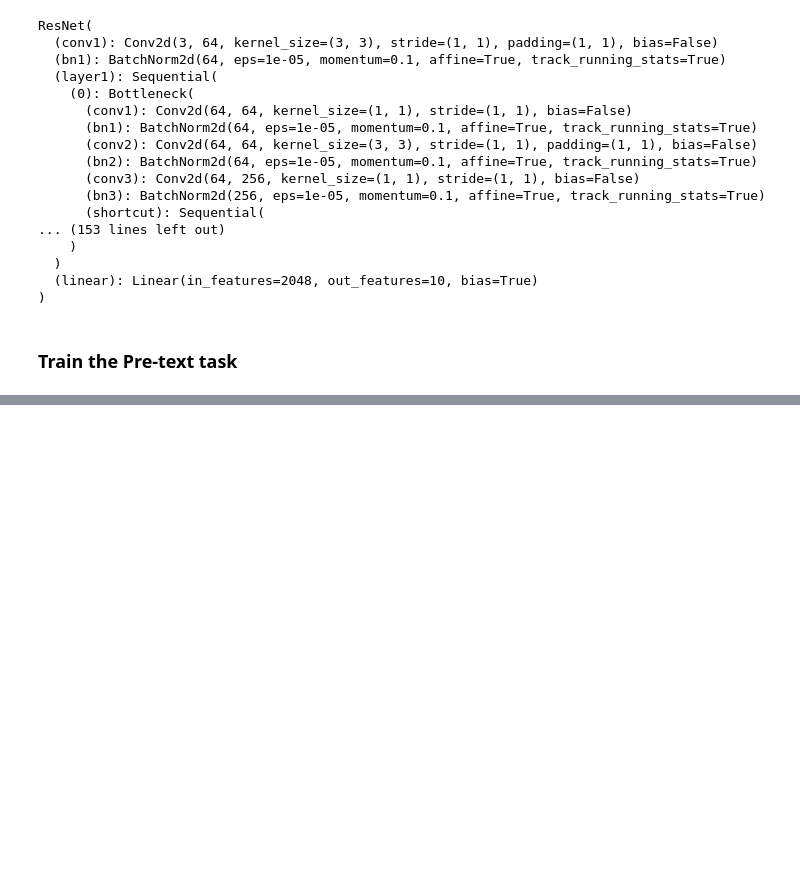
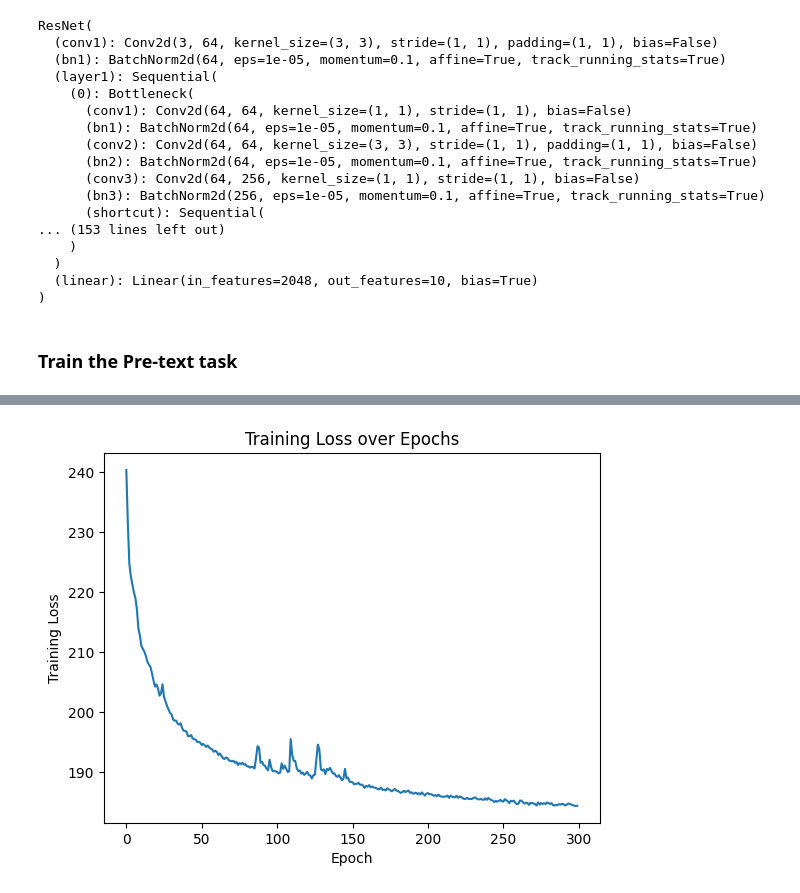
Before and after one commit to rishabh-mondal/albk_v2, a Jupyter notebook: SSL_Experiments/patchfill_experiments/SimCLR_pretext.ipynb, the cells around one changed output, grey strips where cells are left out. Cells and saved outputs as stored; diff of their text form; code cells hidden in the pictures; blank space fills up the shorter version.

Commit message:
loss curve

```diff
--- a/SSL_Experiments/patchfill_experiments/SimCLR_pretext.ipynb
+++ b/SSL_Experiments/patchfill_experiments/SimCLR_pretext.ipynb
@@ -307,7 +319,8 @@ tensor([[-0.0198, -0.0106, -0.0024,  ...,  0.0189, -0.0215,  0.0013],
        device='cuda:0', requires_grad=True)
 # %%
+train_losses = []
+
 def train(epoch):
-    # print('\nEpoch: %d' % epoch)
     net.train()
     s=0
     tot_loss = 0
@@ -326,11 +339,13 @@ def train(epoch):
         optimizer.step()
 
         tot_loss += loss.item()
+    # train_losses.append(loss.item())
         # print('batch loss', loss.item())
 
-    if epoch % 10 == 0:
-        print("epoch=",epoch)
-        print("epoch loss=",tot_loss)
+    # if epoch % 10 == 0:
+    print("epoch=",epoch)
+    print("epoch loss=",tot_loss)
+    train_losses.append(tot_loss)
 
     if epoch % 25 == 0:
         modelstate_save_name = 'modelstate_bs_restart_r.pt'
@@ -346,7 +361,8 @@ def train(epoch):
         path_paramsend = F"/home/rishabh.mondal/Brick-Kilns-project/albk_rishabh/Saved_model/{paramsend_save_name}"
         torch.save(parameters_end, path_paramsend)
 
-for epoch in range(start_epoch, start_epoch+max_epoch):
+
+for epoch in range(start_epoch, start_epoch + ):
     train(epoch)
 # %% [output]
 epoch= 0
@@ -368,0 +385,8 @@ epoch loss= 184.38475896418095
+# %%
+plt.plot(train_losses)
+plt.xlabel('Epoch')
+plt.ylabel('Training Loss')
+plt.title('Training Loss over Epochs')
+plt.show()
+# %% [output]
+[figure, added]
```
Also changed, not shown: parts of 9 cells of this notebook, 1 other file.
